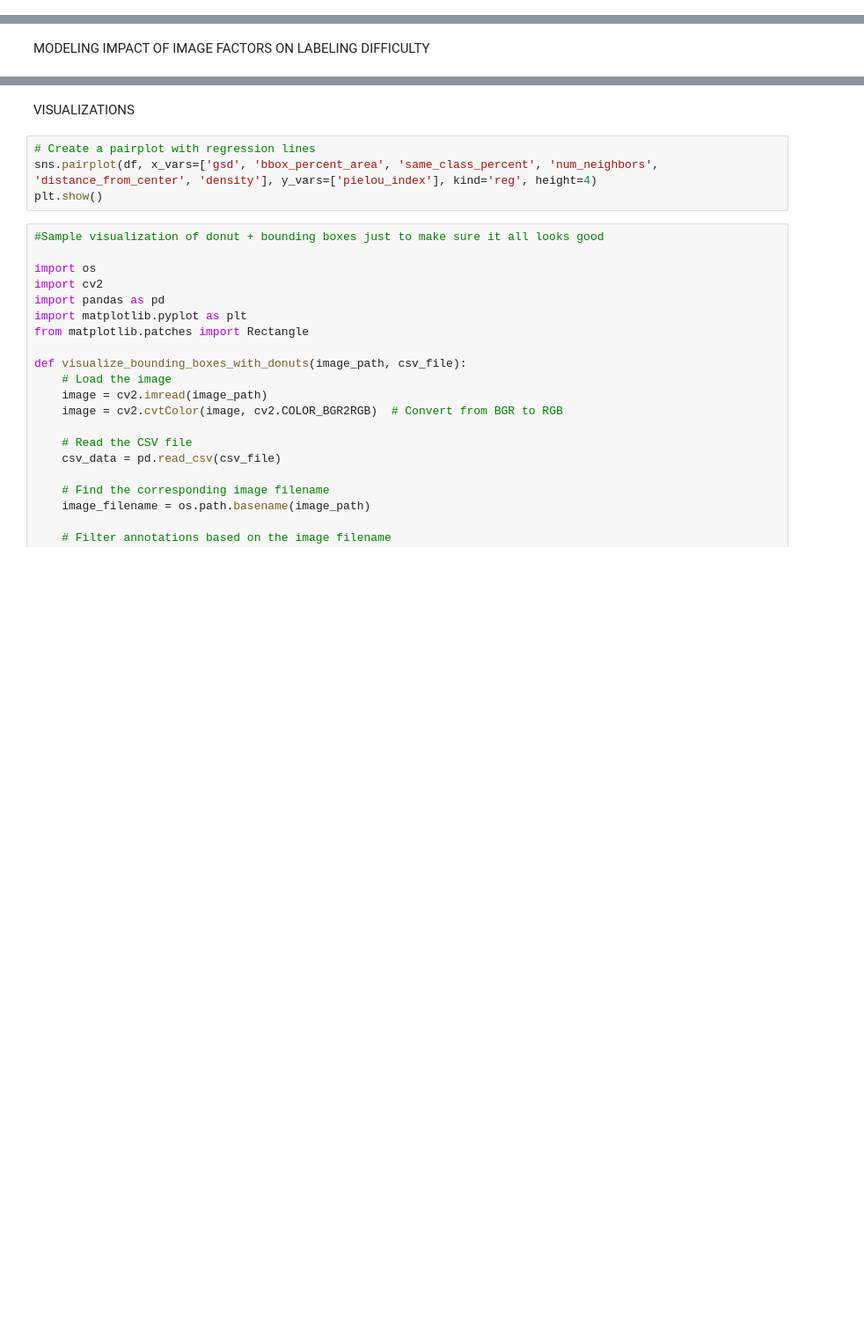
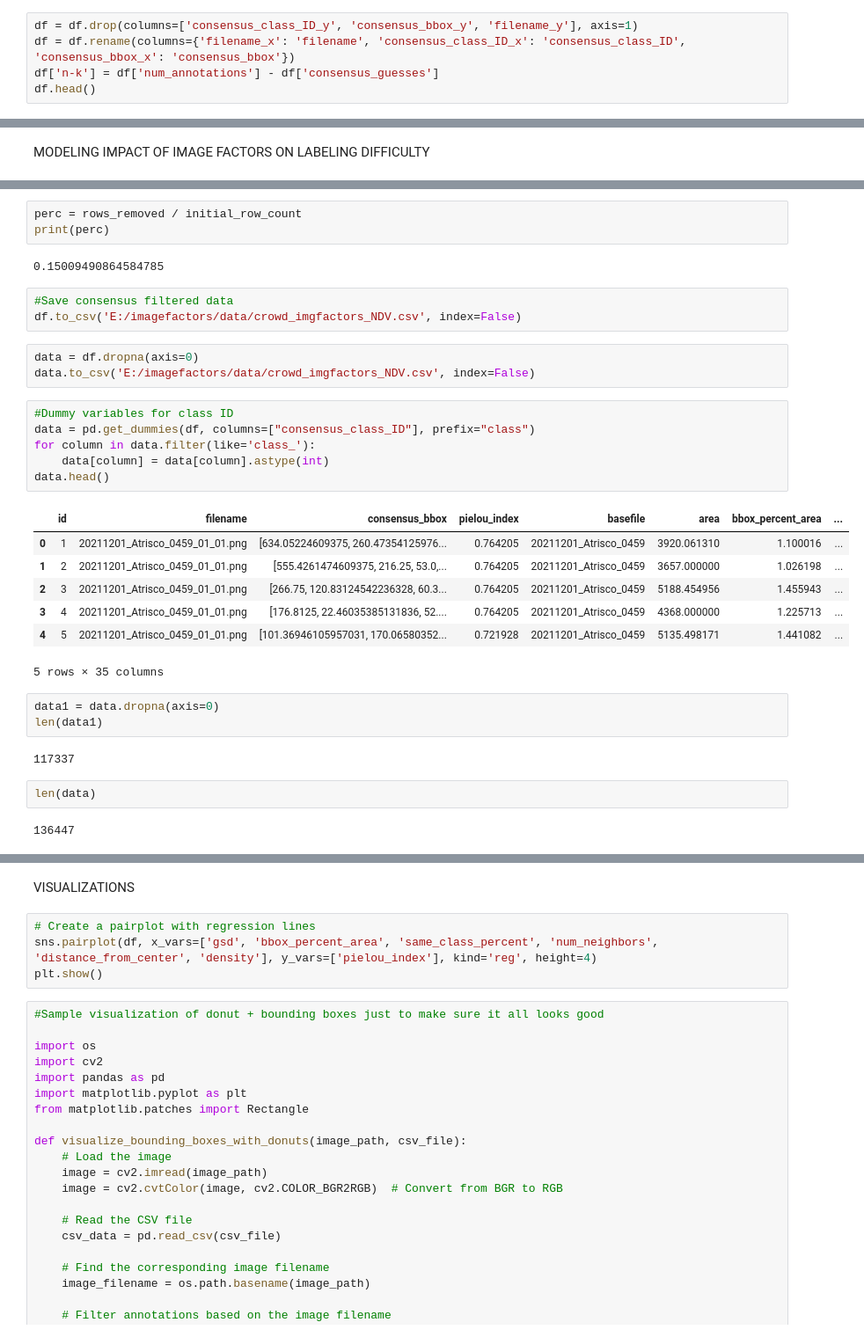
Before and after one commit to ASPIRE-collab/drones4ducks-optimizing, a Jupyter notebook: utils/texture/annotationfactors_crowd.ipynb, the cells around one changed output, grey strips where cells are left out. Shown at 88% size. Drawn from its saved outputs; the diff is of its cells as text; blank space fills up the shorter version.

```diff
--- a/utils/texture/annotationfactors_crowd.ipynb
+++ b/utils/texture/annotationfactors_crowd.ipynb
@@ -382,0 +404,5 @@ df.to_csv('E:/imagefactors/data/crowdsourced_imagefactors.csv', index=False)
+# %%
+df = df.drop(columns=['consensus_class_ID_y', 'consensus_bbox_y', 'filename_y'], axis=1)
+df = df.rename(columns={'filename_x': 'filename', 'consensus_class_ID_x': 'consensus_class_ID', 'consensus_bbox_x': 'consensus_bbox'})
+df['n-k'] = df['num_annotations'] - df['consensus_guesses']
+df.head()
@@ -384,0 +450,34 @@ MODELING IMPACT OF IMAGE FACTORS ON LABELING DIFFICULTY
+# %%
+perc = rows_removed / initial_row_count
+print(perc)
+# %% [output]
+0.15009490864584785
+# %%
+#Save consensus filtered data
+df.to_csv('E:/imagefactors/data/crowd_imgfactors_NDV.csv', index=False)
+# %%
+data = df.dropna(axis=0)
+data.to_csv('E:/imagefactors/data/crowd_imgfactors_NDV.csv', index=False)
+# %%
+#Dummy variables for class ID
+data = pd.get_dummies(df, columns=["consensus_class_ID"], prefix="class")
+for column in data.filter(like='class_'):
+    data[column] = data[column].astype(int)
+data.head()
+# %% [output]
+|  | id | filename | consensus_bbox | pielou_index | basefile | area | bbox_percent_area | ... |
+| 0 | 1 | 20211201_Atrisco_0459_01_01.png | [634.05224609375, 260.47354125976... | 0.764205 | 20211201_Atrisco_0459 | 3920.061310 | 1.100016 | ... |
+| 1 | 2 | 20211201_Atrisco_0459_01_01.png | [555.4261474609375, 216.25, 53.0,... | 0.764205 | 20211201_Atrisco_0459 | 3657.000000 | 1.026198 | ... |
+| 2 | 3 | 20211201_Atrisco_0459_01_01.png | [266.75, 120.83124542236328, 60.3... | 0.764205 | 20211201_Atrisco_0459 | 5188.454956 | 1.455943 | ... |
+| 3 | 4 | 20211201_Atrisco_0459_01_01.png | [176.8125, 22.46035385131836, 52.... | 0.764205 | 20211201_Atrisco_0459 | 4368.000000 | 1.225713 | ... |
+| 4 | 5 | 20211201_Atrisco_0459_01_01.png | [101.36946105957031, 170.06580352... | 0.721928 | 20211201_Atrisco_0459 | 5135.498171 | 1.441082 | ... |
+5 rows × 35 columns
+# %%
+data1 = data.dropna(axis=0)
+len(data1)
+# %% [output]
+117337
+# %%
+len(data)
+# %% [output]
+136447
```
Also changed, not shown: parts of 15 cells of this notebook, 1 other file.
